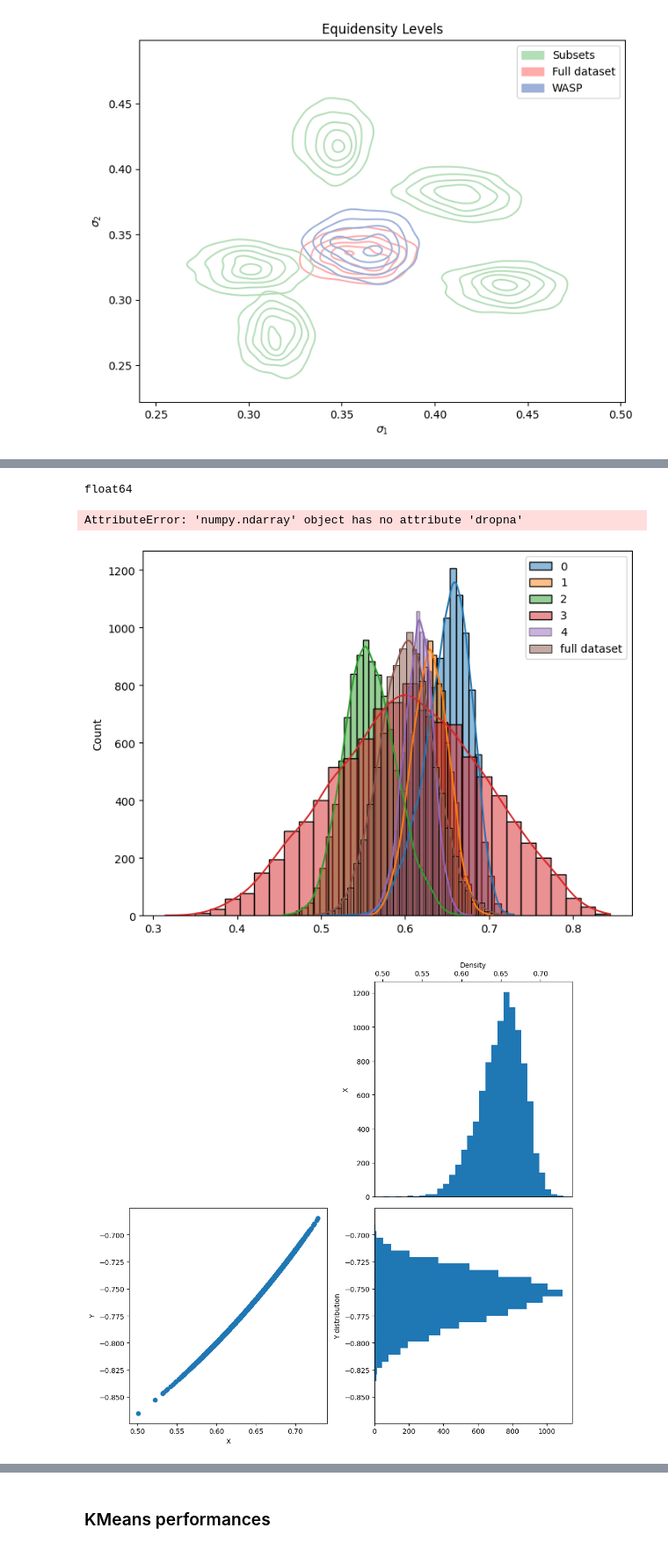
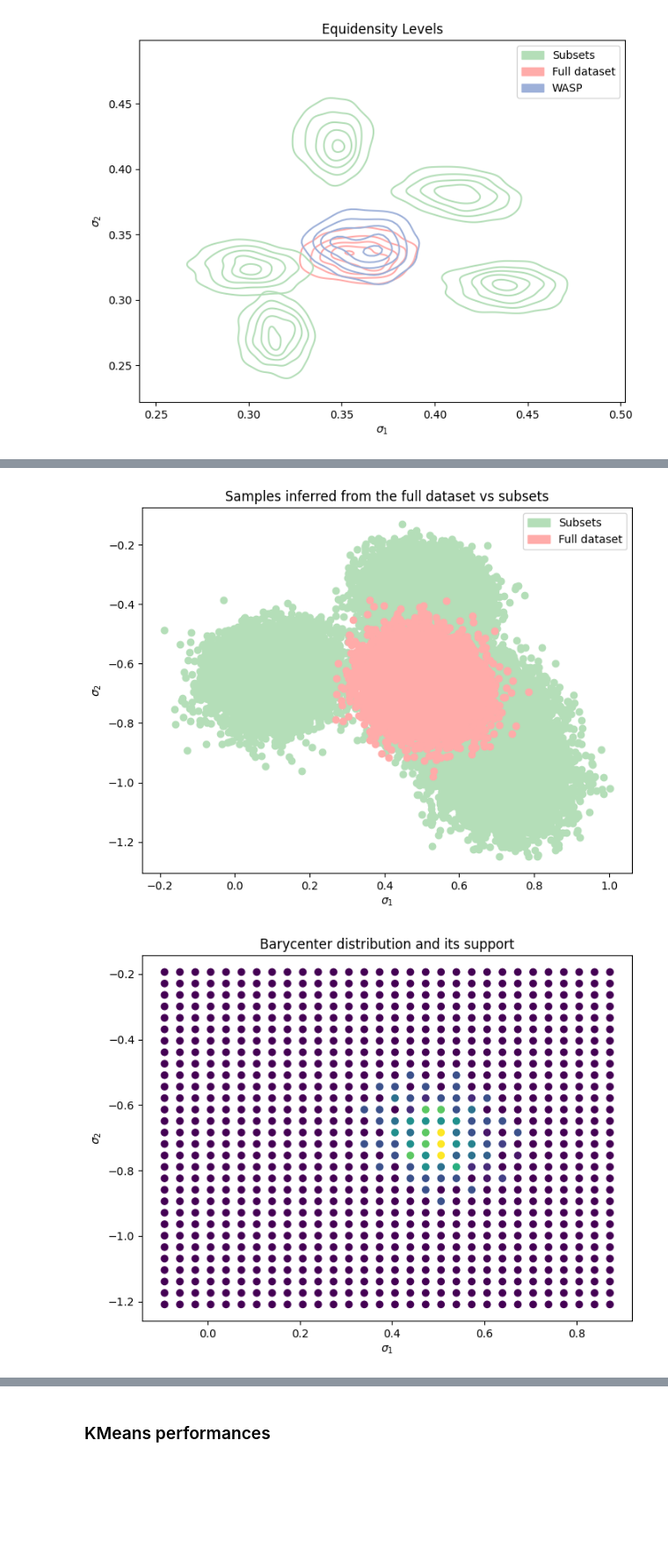
Before and after one commit to VictorBaillet/WASP-experiments, a Jupyter notebook: results.ipynb, the cells around one changed output, grey strips where cells are left out. Shown at 88% size. Saved outputs shown, nothing was run; the diff lists cells and outputs as text; code cells hidden in the pictures; blank space fills up the shorter version.

```diff
--- a/results.ipynb
+++ b/results.ipynb
@@ -46,30 +30,0 @@ plt.scatter(x, y)
-# %%
-print(y.dtype)
-# %% [output]
-float64
-# %%
-y.dropna(inplace=True)
-# %% [output]
-AttributeError: 'numpy.ndarray' object has no attribute 'dropna'
-# %%
-plt.figure(figsize=(8, 6))
-
-for i in range(5):
-    x = x_f_m[i, :, 0] # X-coordinates
-    y = x_f_m[i, :, 1] # Y-coordinates
-
-    sns.histplot(x, bins=30, kde=True, label=i)
-
-    # Right histogram (Y-axis projection)
-    #ax_histy = ax[1][1]
-    #sns.histplot(y, bins=30, kde=True, ax=ax_histy, orientation='horizontal')
-    #ax_histy.set(xlabel='Density', ylabel='', yticklabels=[])
-
-x = f_m[:, 0]
-y = f_m[:, 1]
-sns.histplot(x, bins=30, kde=True, label='full dataset')
-
-plt.legend()
-plt.show()
-# %% [output]
-[figure, removed]
@@ -98,27 +31,5 @@ has_nan = np.isinf(y).any()
-# %%
-fig, axs = plt.subplots(2, 2, figsize=(10, 10))
-
-# Hide the top left subplot (to leave space for the main scatter plot)
-axs[0, 0].axis('off')
-
-# Main scatter plot on the bottom left
-axs[1, 0].scatter(x, y)
-axs[1, 0].set(xlabel='X', ylabel='Y')
-
-# Histogram for the x distribution on top right
-axs[0, 1].hist(x, bins=30, orientation='vertical')
-axs[0, 1].set(xlabel='X distribution')
-
-# Rotate the x distribution plot to align with the scatter plot
-axs[0, 1].set(xlabel='Density', ylabel='X')
-axs[0, 1].xaxis.tick_top()
-axs[0, 1].xaxis.set_label_position('top')
-
-# Histogram for the y distribution on bottom right
-axs[1, 1].hist(y, bins=30, orientation='horizontal')
-axs[1, 1].set(ylabel='Y distribution')
-
-# Adjust layout
-plt.tight_layout()
-# %% [output]
-[figure, removed]
+# %%
+output = process_results('experience_logistic_regression_1k.yaml', proj='identity_log', npart=5, axis=['$\sigma_1$', '$\sigma_2$'])
+# %% [output]
+[figure, added]
+[figure, added]
```
Also changed, not shown: parts of 12 cells of this notebook, 50 other files.
